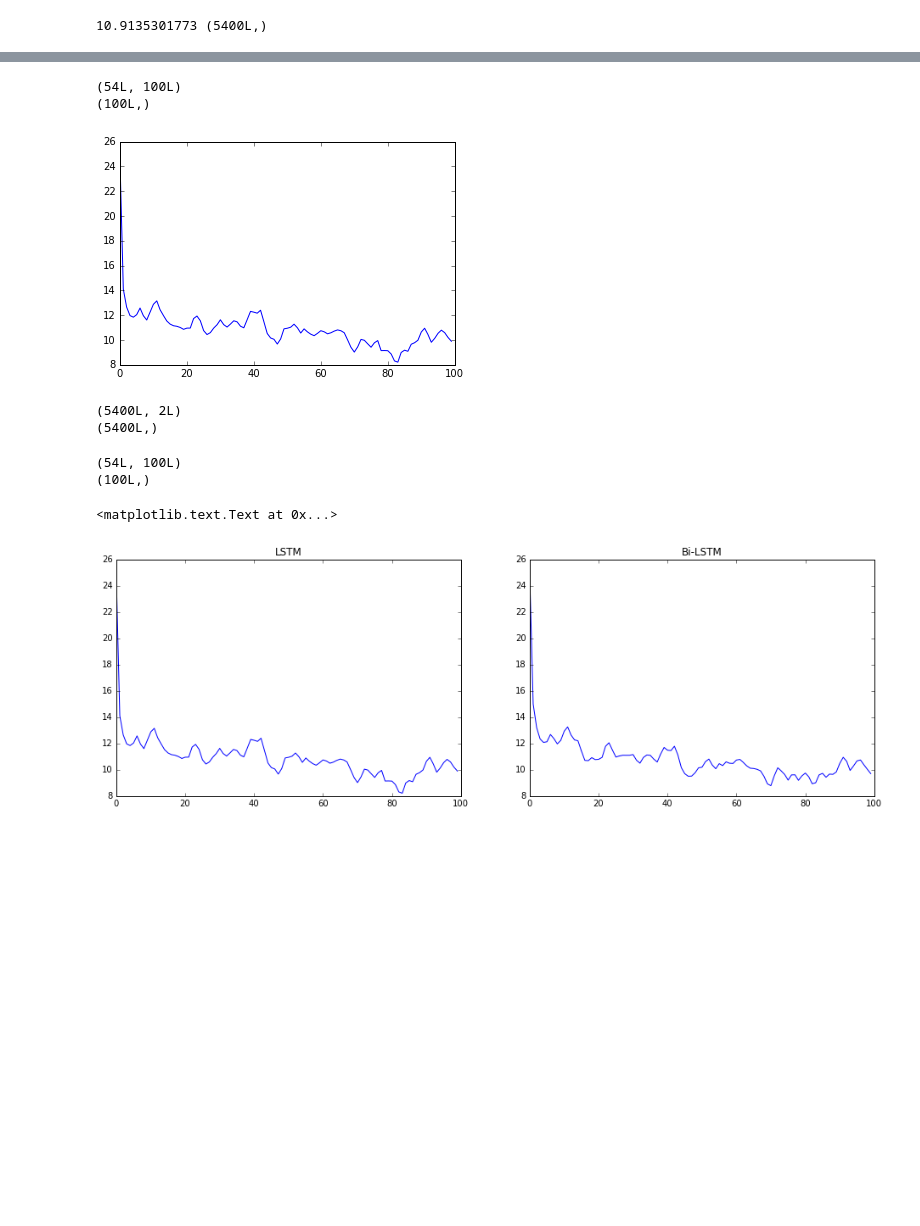
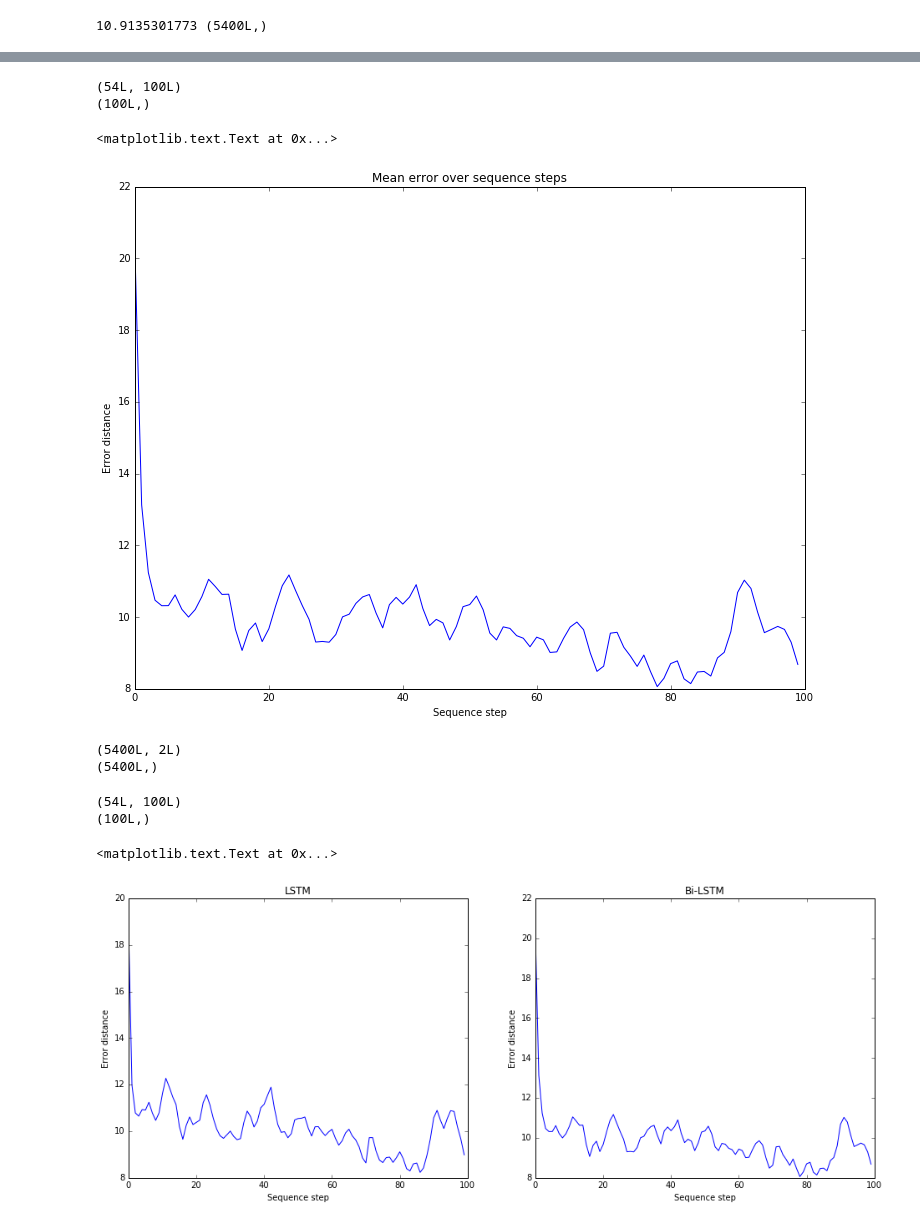
Before and after one commit to afcarl/bnni2015, a Jupyter notebook: lstm/results.ipynb, the cells around one changed output, grey strips where cells are left out. Cells and saved outputs as stored; diff of their text form; code cells hidden in the pictures; blank space fills up the shorter version.

```diff
--- a/lstm/results.ipynb
+++ b/lstm/results.ipynb
@@ -5,4 +7,7 @@ import matplotlib.pyplot as plt
 # %%
-pred_y = np.load("lstmpred.npy").reshape((-1, 2))
-print pred_y.shape
+cvfolds = 5
+pred_y = np.load("lstmpred.npy")
+seqlen = pred_y.shape[1]
+pred_y = pred_y.reshape((-1, 2))
+print pred_y.shape, seqlen
 # %% [output]
@@ -38,12 +61,16 @@ plt.plot(errors);
 # %%
 seqerrors = np.reshape(errors, (-1,100))
 print seqerrors.shape
 meanerrors = np.mean(seqerrors, axis=0)
 print meanerrors.shape
-#plt.figure(figsize=(10,6))
+plt.figure(figsize=(12,9))
 plt.plot(meanerrors);
+plt.title("Mean error over sequence steps")
+plt.ylabel("Error distance")
+plt.xlabel("Sequence step")
 # %% [output]
 (54L, 100L)
 (100L,)
+<matplotlib.text.Text at 0x...>
-[figure, old version]
+[figure, new version]
 # %%
@@ -59,18 +86,22 @@ seqerrors2 = np.reshape(errors2, (-1,100))
 print seqerrors2.shape
 meanerrors2 = np.mean(seqerrors2, axis=0)
 print meanerrors2.shape
-plt.figure(figsize=(16,5))
+plt.figure(figsize=(16,6))
 plt.subplot(1,2,1)
+plt.plot(meanerrors2);
+plt.title("LSTM")
+plt.ylabel("Error distance")
+plt.xlabel("Sequence step")
+plt.subplot(1,2,2)
 plt.plot(meanerrors);
-plt.title("LSTM")
-plt.subplot(1,2,2)
-plt.plot(meanerrors2);
 plt.title("Bi-LSTM")
+plt.ylabel("Error distance")
+plt.xlabel("Sequence step")
 # %% [output]
 (54L, 100L)
 (100L,)
 <matplotlib.text.Text at 0x...>
-[figure, old version]
+[figure, new version]
 # %%
 plt.figure(figsize=(16,9))
 plt.scatter(y[:,0], y[:,1],c=errors)
```
Also changed, not shown: parts of 22 cells of this notebook, 1 other file.
